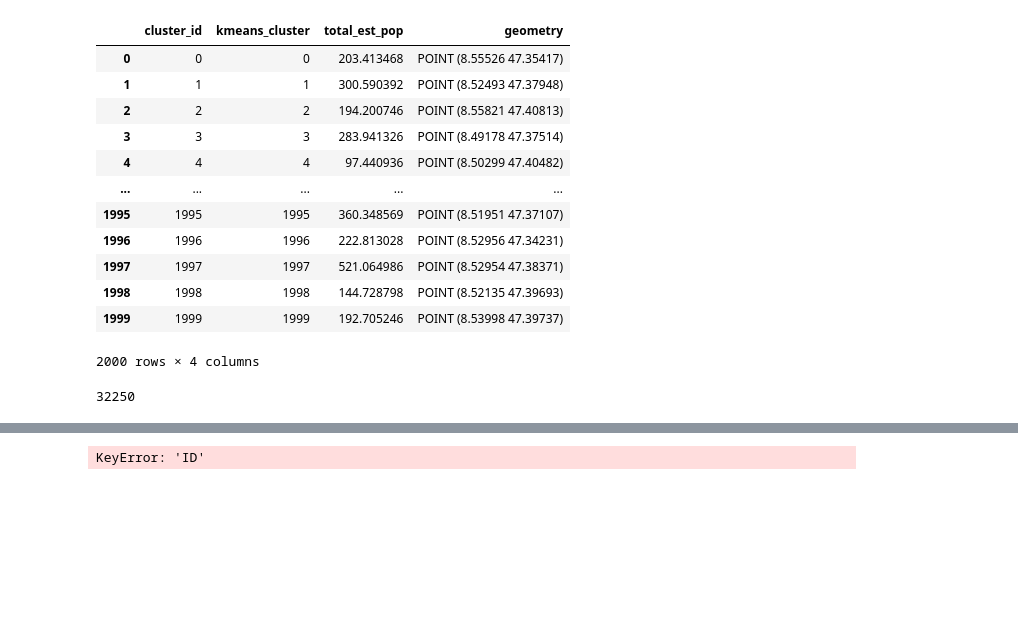
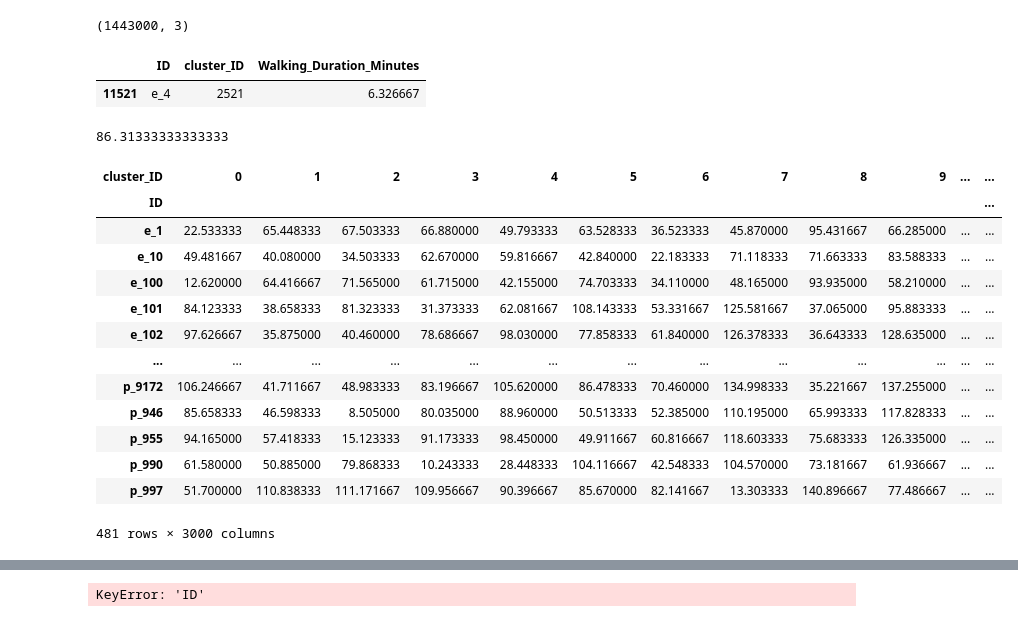
Before and after one commit to Global-Health-Engineering/recycling-network-optimization, a Jupyter notebook: optimisation.ipynb, the cells around one changed output, grey strips where cells are left out. Cells and saved outputs as stored; diff of their text form; code cells hidden in the pictures; blank space fills up the shorter version.

```diff
--- a/optimisation.ipynb
+++ b/optimisation.ipynb
@@ -2,51 +2,43 @@
 import pandas as pd
 import geopandas as gpd
 import numpy as np
+import folium
+import pulp
 
-# Read in the data
+# Load data
 demand_points = gpd.read_file('data/derived_data/kmeans_clusters.gpkg')
 potential_sites = gpd.read_file('data/derived_data/all_pot_sites.gpkg')
-matrix=pd.read_csv('data/derived_data/distance_matrix_walking.csv')
+durations=pd.read_csv('data/derived_data/distance_matrix_walking.csv')
 rcps=gpd.read_file('data/raw_data/geodata_stadt_Zuerich/recycling_sammelstellen/data/stzh.poi_sammelstelle_view.shp')
-# %%
-demand_points
-# %% [output]
-|  | cluster_id | kmeans_cluster | total_est_pop | geometry |
-| 0 | 0 | 0 | 203.413468 | POINT (8.55526 47.35417) |
-| 1 | 1 | 1 | 300.590392 | POINT (8.52493 47.37948) |
-| 2 | 2 | 2 | 194.200746 | POINT (8.55821 47.40813) |
-| 3 | 3 | 3 | 283.941326 | POINT (8.49178 47.37514) |
-| 4 | 4 | 4 | 97.440936 | POINT (8.50299 47.40482) |
-| ... | ... | ... | ... | ... |
-| 1995 | 1995 | 1995 | 360.348569 | POINT (8.51951 47.37107) |
-| 1996 | 1996 | 1996 | 222.813028 | POINT (8.52956 47.34231) |
-| 1997 | 1997 | 1997 | 521.064986 | POINT (8.52954 47.38371) |
-| 1998 | 1998 | 1998 | 144.728798 | POINT (8.52135 47.39693) |
-| 1999 | 1999 | 1999 | 192.705246 | POINT (8.53998 47.39737) |
-2000 rows × 4 columns
-# %%
-distance_matrix = matrix.pivot(index='ID', columns='cluster_ID', values='Walking_Duration_Minutes')
-
-# get global mean and std of matrix
-global_mean = distance_matrix.mean().mean()
-global_std = distance_matrix.stack().std()
-
-# generate synthetic data wiht same mean and std
-size = [1200, 645]
-synthetic_data = np.random.normal(global_mean, global_std, size=size)
-
-
-# Get the lowest n entries for each column in synthetic_data
-n = 50
-for j in range(synthetic_data.shape[1]):
-    column = synthetic_data[:, j]
-    threshold = np.partition(column, n-1)[n-1]  # Get 15th smallest value
-    mask = column > threshold
-    synthetic_data[mask, j] = 10000000  # Set all values above threshold to penalty
-
-# print number of entries above threshold
-print((synthetic_data != 10000000).sum())
-# %% [output]
-32250
+# %%
+matrix.shape
+# %% [output]
+(1443000, 3)
+# %%
+matrix.query('ID=="e_4" and cluster_ID==2521', inplace=True)
+# %% [output]
+|  | ID | cluster_ID | Walking_Duration_Minutes |
+| 11521 | e_4 | 2521 | 6.326667 |
 # %%
 distance_matrix = matrix.pivot(index='ID', columns='cluster_ID', values='Walking_Duration_Minutes')
+# %%
+distance_matrix.iloc[3, 2521] # that can't be 89 minutes
+# %% [output]
+86.31333333333333
+# %%
+distance_matrix
+# %% [output]
+| cluster_ID | 0 | 1 | 2 | 3 | 4 | 5 | 6 | 7 | 8 | 9 | ... | ... |
+| ID |  |  |  |  |  |  |  |  |  |  |  | ... |
+| e_1 | 22.533333 | 65.448333 | 67.503333 | 66.880000 | 49.793333 | 63.528333 | 36.523333 | 45.870000 | 95.431667 | 66.285000 | ... | ... |
+| e_10 | 49.481667 | 40.080000 | 34.503333 | 62.670000 | 59.816667 | 42.840000 | 22.183333 | 71.118333 | 71.663333 | 83.588333 | ... | ... |
+| e_100 | 12.620000 | 64.416667 | 71.565000 | 61.715000 | 42.155000 | 74.703333 | 34.110000 | 48.165000 | 93.935000 | 58.210000 | ... | ... |
+| e_101 | 84.123333 | 38.658333 | 81.323333 | 31.373333 | 62.081667 | 108.143333 | 53.331667 | 125.581667 | 37.065000 | 95.883333 | ... | ... |
+| e_102 | 97.626667 | 35.875000 | 40.460000 | 78.686667 | 98.030000 | 77.858333 | 61.840000 | 126.378333 | 36.643333 | 128.635000 | ... | ... |
+| ... | ... | ... | ... | ... | ... | ... | ... | ... | ... | ... | ... | ... |
+| p_9172 | 106.246667 | 41.711667 | 48.983333 | 83.196667 | 105.620000 | 86.478333 | 70.460000 | 134.998333 | 35.221667 | 137.255000 | ... | ... |
+| p_946 | 85.658333 | 46.598333 | 8.505000 | 80.035000 | 88.960000 | 50.513333 | 52.385000 | 110.195000 | 65.993333 | 117.828333 | ... | ... |
+| p_955 | 94.165000 | 57.418333 | 15.123333 | 91.173333 | 98.450000 | 49.911667 | 60.816667 | 118.603333 | 75.683333 | 126.335000 | ... | ... |
+| p_990 | 61.580000 | 50.885000 | 79.868333 | 10.243333 | 28.448333 | 104.116667 | 42.548333 | 104.570000 | 73.181667 | 61.936667 | ... | ... |
+| p_997 | 51.700000 | 110.838333 | 111.171667 | 109.956667 | 90.396667 | 85.670000 | 82.141667 | 13.303333 | 140.896667 | 77.486667 | ... | ... |
+481 rows × 3000 columns
```
Also changed, not shown: parts of 20 cells of this notebook.
